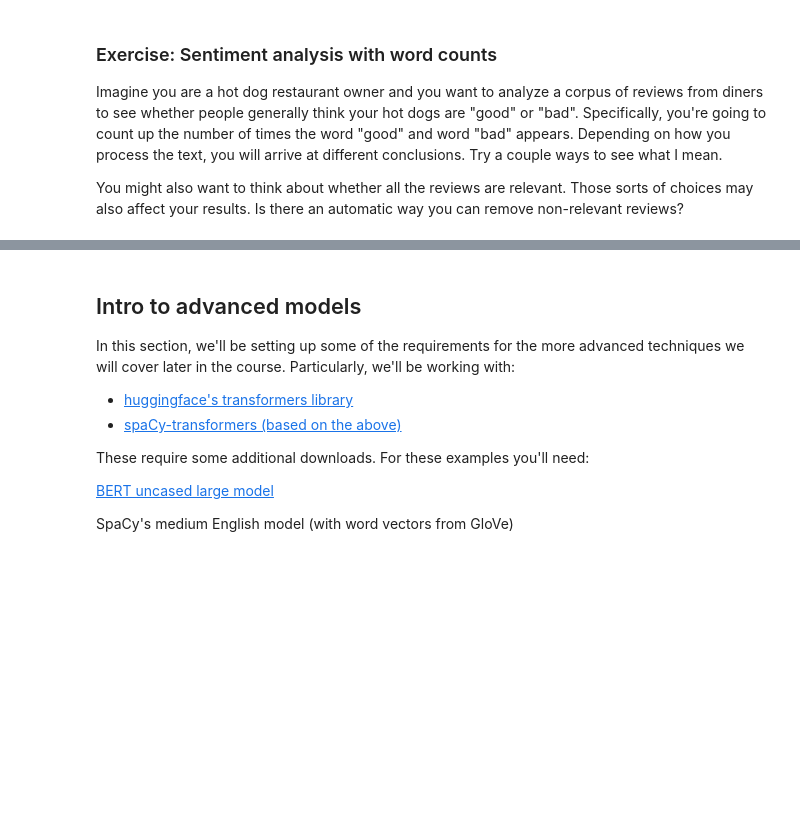
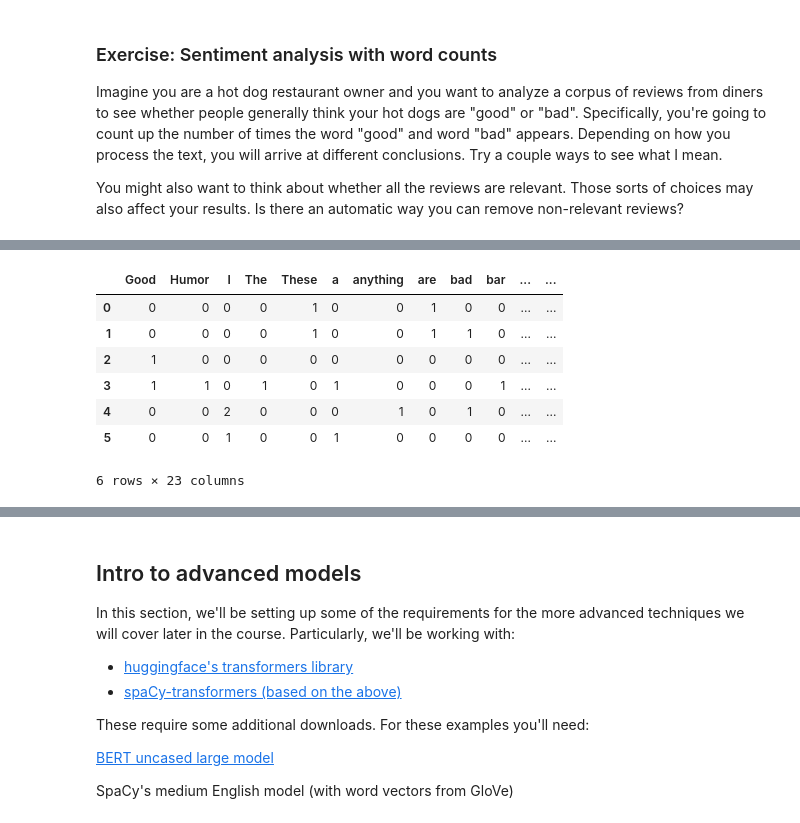
Before and after one commit to bpben/nlp_lessons, a Jupyter notebook: notebooks_instructor/week_1_intro.ipynb, the cells around one changed output, grey strips where cells are left out. Saved outputs shown, nothing was run; the diff lists cells and outputs as text; code cells hidden in the pictures; blank space fills up the shorter version.

```diff
--- a/notebooks_instructor/week_1_intro.ipynb
+++ b/notebooks_instructor/week_1_intro.ipynb
@@ -330,0 +517,11 @@ print('Bad count:', count_df['bad'].sum())
+# %%
+count_df
+# %% [output]
+|  | Good | Humor | I | The | These | a | anything | are | bad | bar | ... | ... |
+| 0 | 0 | 0 | 0 | 0 | 1 | 0 | 0 | 1 | 0 | 0 | ... | ... |
+| 1 | 0 | 0 | 0 | 0 | 1 | 0 | 0 | 1 | 1 | 0 | ... | ... |
+| 2 | 1 | 0 | 0 | 0 | 0 | 0 | 0 | 0 | 0 | 0 | ... | ... |
+| 3 | 1 | 1 | 0 | 1 | 0 | 1 | 0 | 0 | 0 | 1 | ... | ... |
+| 4 | 0 | 0 | 2 | 0 | 0 | 0 | 1 | 0 | 1 | 0 | ... | ... |
+| 5 | 0 | 0 | 1 | 0 | 0 | 1 | 0 | 0 | 0 | 0 | ... | ... |
+6 rows × 23 columns
```
Also changed, not shown: parts of 30 cells of this notebook.
